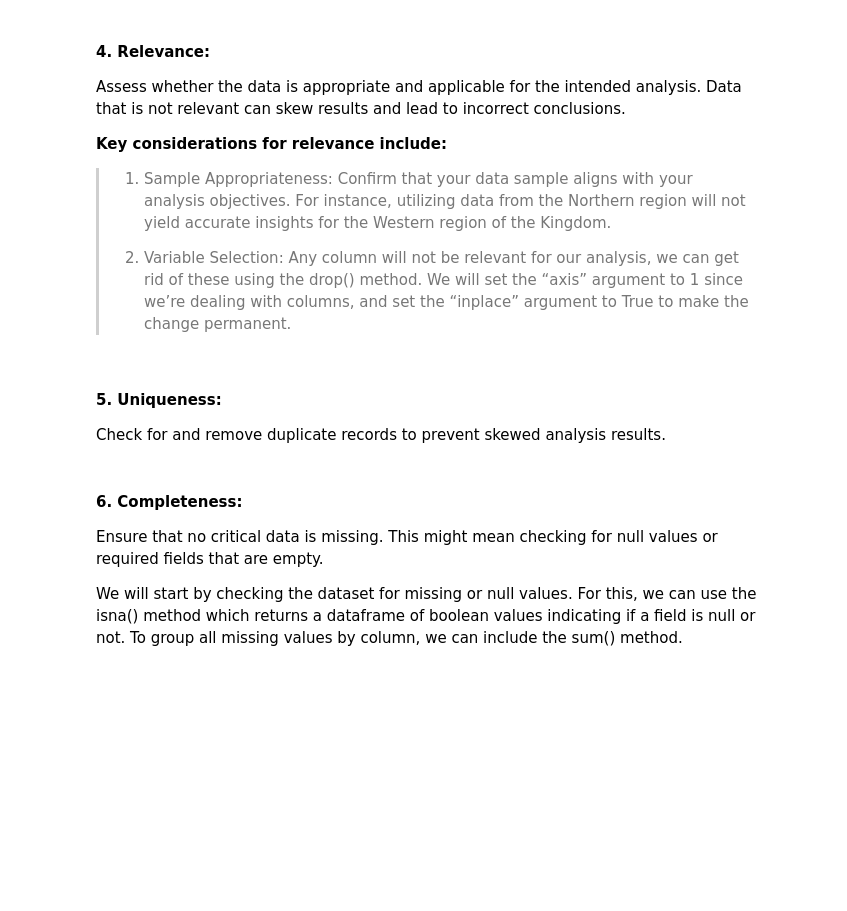
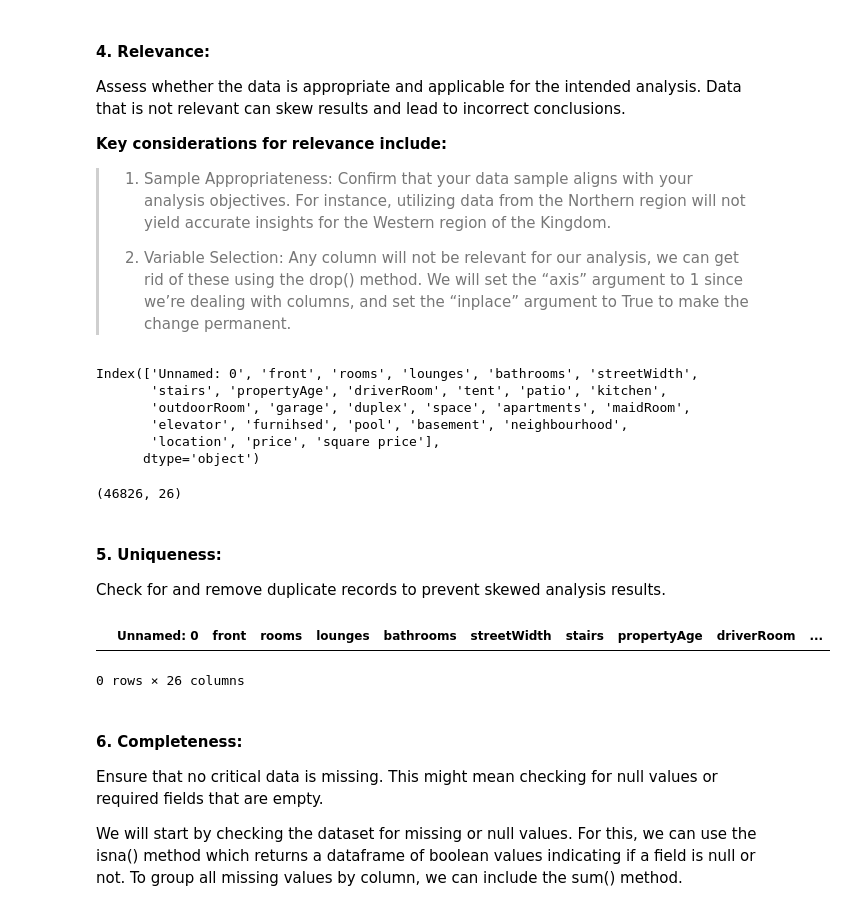
Before and after one commit to GoldenHamad/Aqar-recommendation-in-Riyadh, a Jupyter notebook: EDA_Project 3.ipynb, the cells around one changed output. Saved outputs shown, nothing was run; the diff lists cells and outputs as text; code cells hidden in the pictures; blank space fills up the shorter version.

```diff
--- a/EDA_Project 3.ipynb
+++ b/EDA_Project 3.ipynb
@@ -111,3 +119,16 @@ Assess whether the data is appropriate and applicable for the intended analysis.
 > 1. Sample Appropriateness: Confirm that your data sample aligns with your analysis objectives. For instance, utilizing data from the Northern region will not yield accurate insights for the Western region of the Kingdom.
 >
 > 2. Variable Selection: Any column will not be relevant for our analysis, we can get rid of these using the drop() method. We will set the “axis” argument to 1 since we’re dealing with columns, and set the “inplace” argument to True to make the change permanent.
+# %%
+df.columns
+# %% [output]
+Index(['Unnamed: 0', 'front', 'rooms', 'lounges', 'bathrooms', 'streetWidth',
+       'stairs', 'propertyAge', 'driverRoom', 'tent', 'patio', 'kitchen',
+       'outdoorRoom', 'garage', 'duplex', 'space', 'apartments', 'maidRoom',
+       'elevator', 'furnihsed', 'pool', 'basement', 'neighbourhood',
+       'location', 'price', 'square price'],
+      dtype='object')
+# %%
+df.shape
+# %% [output]
+(46826, 26)
@@ -114,3 +137,8 @@ Assess whether the data is appropriate and applicable for the intended analysis.
 # %% [markdown]
 #### 5. Uniqueness:
 Check for and remove duplicate records to prevent skewed analysis results.
+# %%
+df[df.duplicated()]
+# %% [output]
+|  | Unnamed: 0 | front | rooms | lounges | bathrooms | streetWidth | stairs | propertyAge | driverRoom | ... |
+0 rows × 26 columns
```
Also changed, not shown: parts of 38 cells of this notebook.
